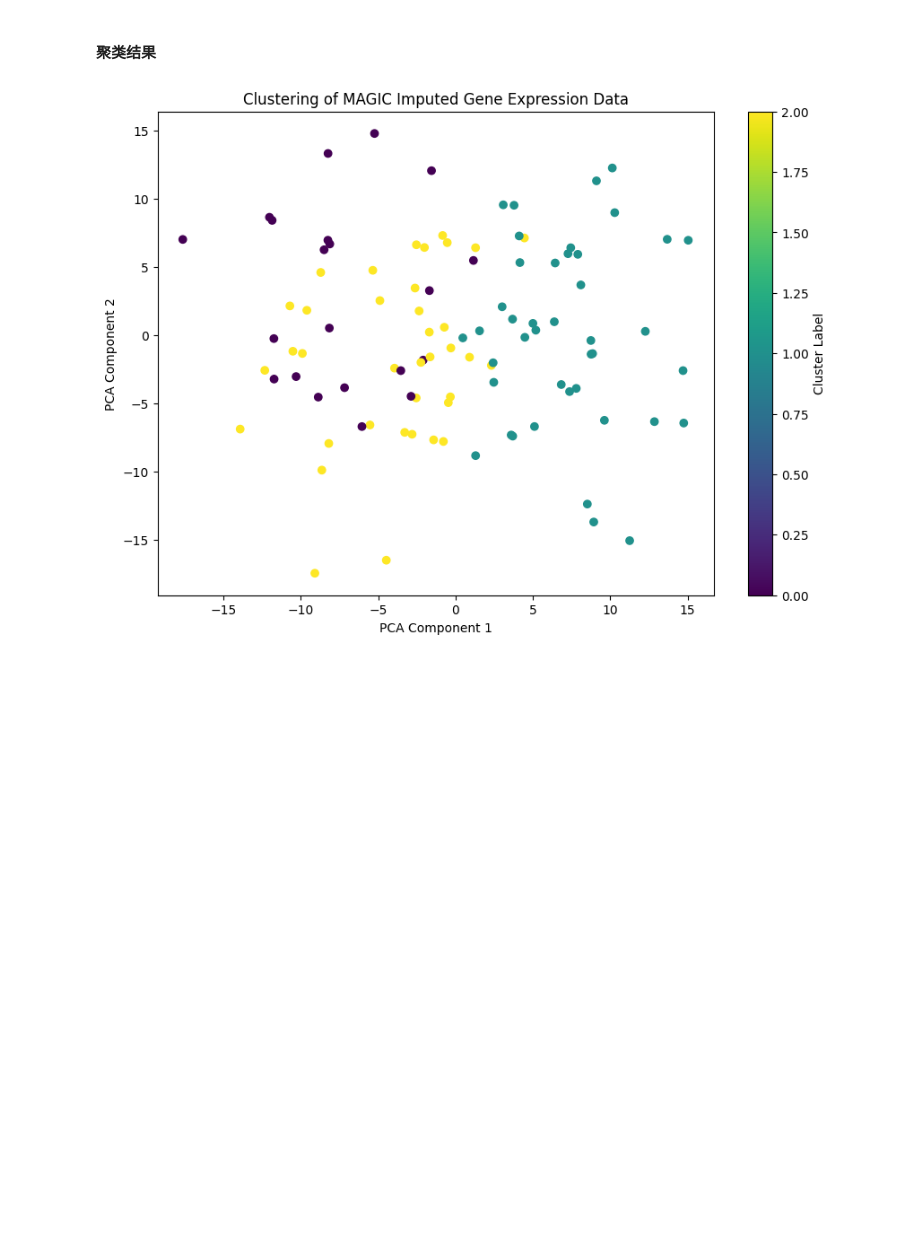
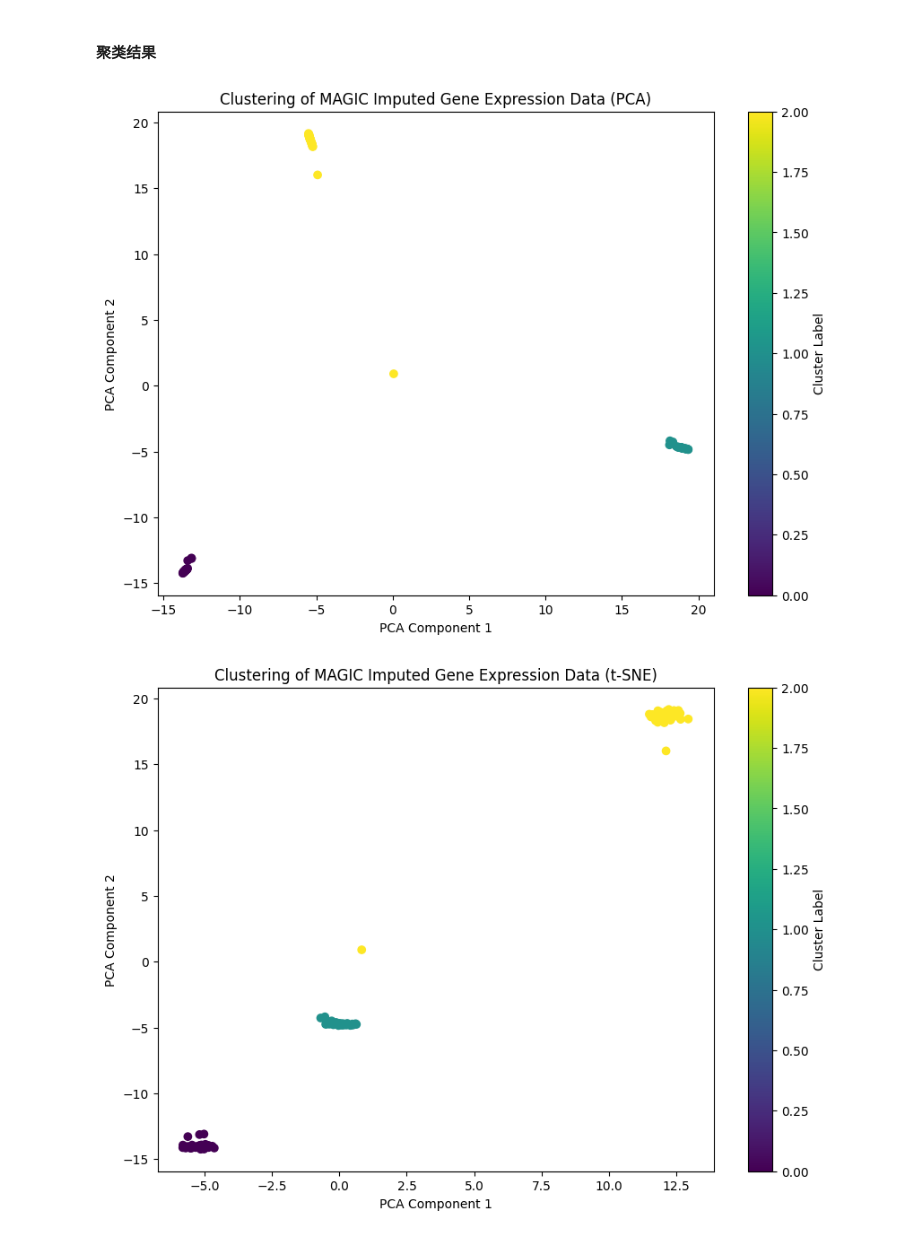
Before and after one commit to SperanzaTY/Kriging-imputing-for-missing-gene-expression, a Jupyter notebook: notebook.ipynb, the cells around one changed output. Drawn from its saved outputs; the diff is of its cells as text; code cells hidden in the pictures; blank space fills up the shorter version.

```diff
--- a/notebook.ipynb
+++ b/notebook.ipynb
@@ -762,16 +774,32 @@ gene_3d_conformation_df
 # %%
 import pandas as pd
 import numpy as np
+
+# 划分基因组
+gene_groups = np.array_split(np.random.permutation(num_genes), 3)
 
 # 生成模拟基因表达数据：100个细胞，381个基因
 num_cells = 100
 simulated_gene_expression = np.zeros((num_cells, num_genes))
 
-# 使得基因表达值随着z轴的值变化，同时保持一定的随机性
-for i in range(num_cells):
-    base_expression = (z + 1) / 2  # 基因表达值与z轴正相关，范围从0到1
-    random_noise = np.random.normal(0, 0.1, num_genes)  # 添加一定的随机噪声
-    simulated_gene_expression[i, :] = base_expression + random_noise
+# # 使得基因表达值随着z轴的值变化，同时保持一定的随机性
+# for i in range(num_cells):
+#     base_expression = (z + 1) / 2  # 基因表达值与z轴正相关，范围从0到1
+#     random_noise = np.random.normal(0, 0.1, num_genes)  # 添加一定的随机噪声
+#     simulated_gene_expression[i, :] = base_expression + random_noise
+
+# 为三种细胞类型分别生成基因表达数据
+for cell_type in range(3):
+    for i in range(num_cells // 3):
+        cell_index = cell_type * (num_cells // 3) + i
+        # 基因表达值与z轴正相关，范围从0到1，同时添加一定的随机噪声
+        base_expression = (z + 1) / 2
+        random_noise = np.random.normal(0, 0.1, num_genes)
+        base_expression_with_noise = base_expression + random_noise
+        # 高表达对应基因组，其他基因组低表达（设置为0）
+        cell_expression = np.zeros(num_genes)
+        cell_expression[gene_groups[cell_type]] = base_expression_with_noise[gene_groups[cell_type]]
+        simulated_gene_expression[cell_index, :] = cell_expression
 
 # 将生成的基因表达数据转换为DataFrame
 simulated_gene_expression = pd.DataFrame(simulated_gene_expression)
@@ -851,8 +879,8 @@ def mask_known_values(matrix, mask_fraction=0.1):
     masked_matrix[mask] = np.nan
     return masked_matrix, mask
 
-# 选择遮蔽 20% 的值
-simulated_masked_gene_expression_matrix, mask = mask_known_values(simulated_gene_expression.values, mask_fraction=0.2)
+# 选择遮蔽 70% 的值
+simulated_masked_gene_expression_matrix, mask = mask_known_values(simulated_gene_expression.values, mask_fraction=0.7)
 
 # 将遮蔽后的矩阵转为 DataFrame
 simulated_masked_gene_expression_matrix_df = pd.DataFrame(simulated_masked_gene_expression_matrix, index=simulated_gene_expression.index, columns=simulated_gene_expression.columns)
@@ -1412,27 +1352,41 @@ plt.show()
 # %%
 from sklearn.decomposition import PCA
 from sklearn.preprocessing import StandardScaler
 from sklearn.cluster import KMeans
 
 # Standardize the data
 scaler = StandardScaler()
 magic_scaled_data = scaler.fit_transform(magic_imputed_df)
 
 # Apply PCA for visualization
 pca = PCA(n_components=2)
 magic_pca_result = pca.fit_transform(magic_scaled_data)
 
+# 使用t-SNE降维
+tsne = TSNE(n_components=2, perplexity=30)
+magic_tsne_result = tsne.fit_transform(scaled_data)
+
 # Perform clustering
 kmeans = KMeans(n_clusters=3)
 magic_cluster_labels = kmeans.fit_predict(magic_scaled_data)
 
 # Plot the results
 plt.figure(figsize=(10, 7))
 plt.scatter(magic_pca_result[:, 0], magic_pca_result[:, 1], c=magic_cluster_labels, cmap='viridis')
 plt.colorbar(label='Cluster Label')
-plt.title("Clustering of MAGIC Imputed Gene Expression Data")
+plt.title("Clustering of MAGIC Imputed Gene Expression Data (PCA)")
 plt.xlabel('PCA Component 1')
 plt.ylabel('PCA Component 2')
 plt.show()
+
+# Plot the results
+plt.figure(figsize=(10, 7))
+plt.scatter(magic_tsne_result[:, 0], magic_pca_result[:, 1], c=magic_cluster_labels, cmap='viridis')
+plt.colorbar(label='Cluster Label')
+plt.title("Clustering of MAGIC Imputed Gene Expression Data (t-SNE)")
+plt.xlabel('PCA Component 1')
+plt.ylabel('PCA Component 2')
+plt.show()
 # %% [output]
-[figure, old version]
+[figure, new version]
+[figure, added]
```
Also changed, not shown: parts of 26 cells of this notebook.
